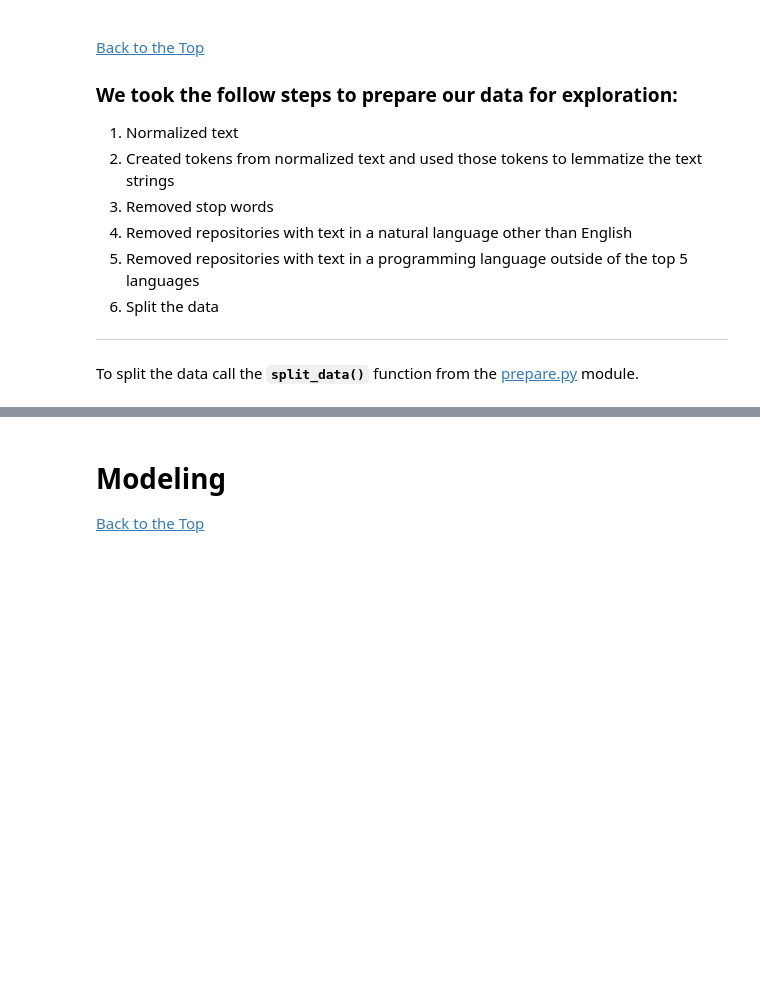
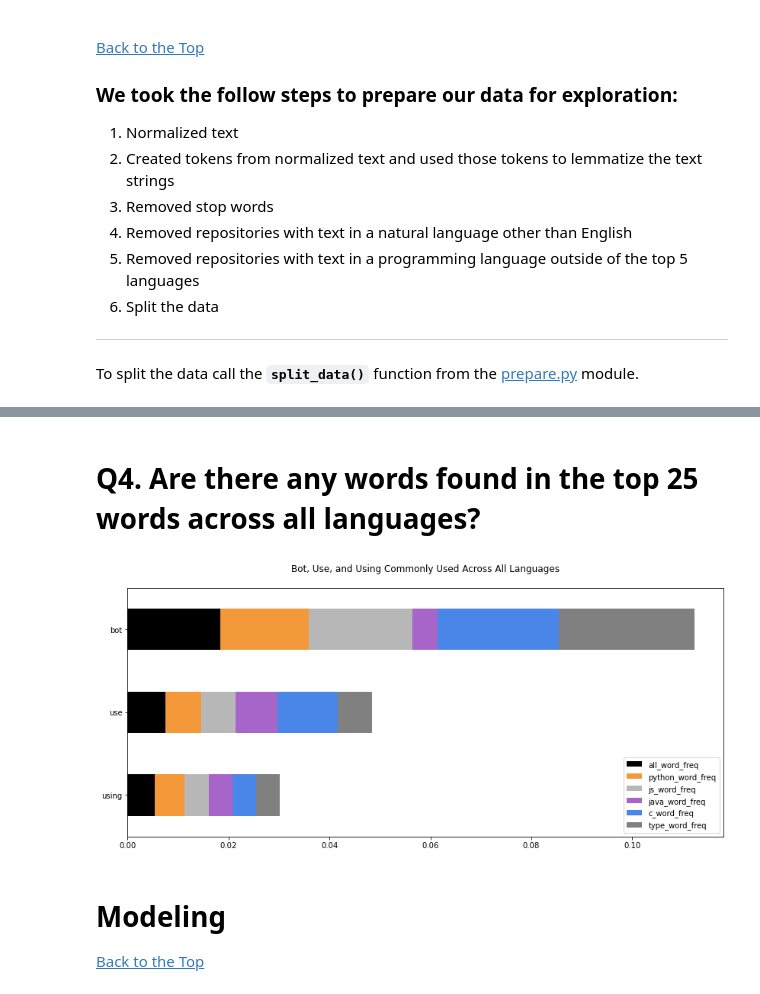
Before and after one commit to NLP-Project-Hopper2/NLP-Project-Hopper2, a Jupyter notebook: 00_final_report.ipynb, the cells around one changed output, grey strips where cells are left out. Drawn from its saved outputs; the diff is of its cells as text; code cells hidden in the pictures; blank space fills up the shorter version.

```diff
--- a/00_final_report.ipynb
+++ b/00_final_report.ipynb
@@ -169,3 +147,9 @@ With an alpha of 0.05, a t-statistic of 3.9 and a p-value of 0.42, we fail to re
+# %% [markdown]
+# Q4. Are there any words found in the top 25 words across all languages?
+# %%
+explore.top_25_freq(train)
+# %% [output]
+[figure, added]
 # %% [markdown]
 # Modeling
 [Back to the Top](#Overview)
```
Also changed, not shown: parts of 23 cells of this notebook, 1 other file.
